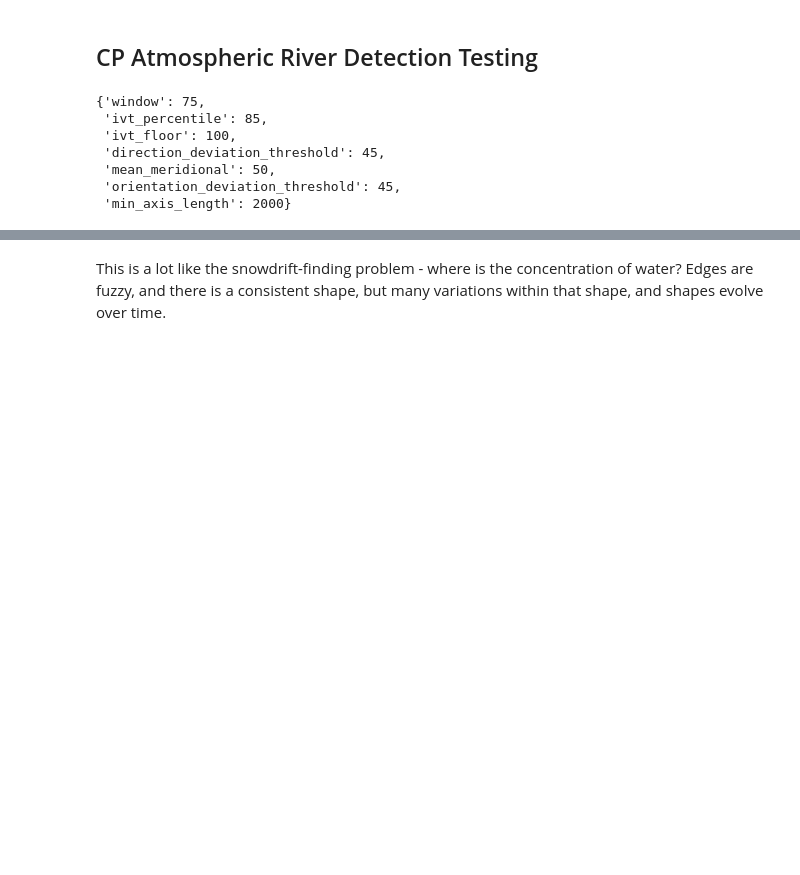
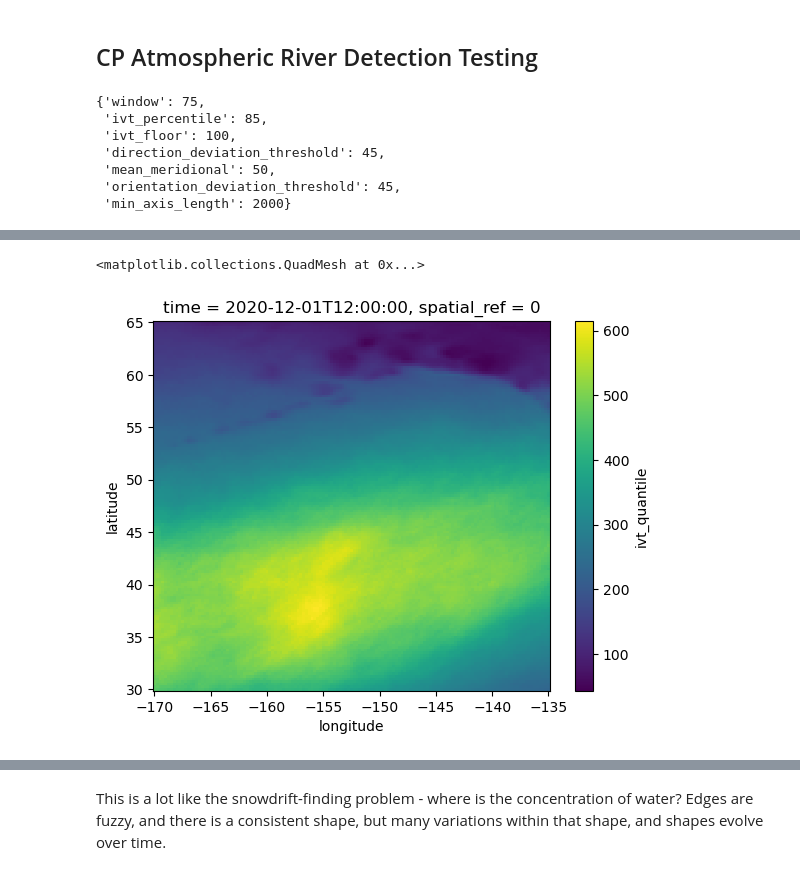
Before and after one commit to ua-snap/ar_avalanche, a Jupyter notebook: CP_AR_detection_testing.ipynb, the cells around one changed output, grey strips where cells are left out. Saved outputs shown, nothing was run; the diff lists cells and outputs as text; code cells hidden in the pictures; blank space fills up the shorter version.

```diff
--- a/CP_AR_detection_testing.ipynb
+++ b/CP_AR_detection_testing.ipynb
@@ -58,3 +66,8 @@ Attributes:
+# %%
+ds["ivt_quantile"].sel(time=test_case).plot()
+# %% [output]
+<matplotlib.collections.QuadMesh at 0x...>
+[figure, added]
 # %%
 %%time
 ds["thresholded"] = compute_intensity_mask(ds["ivt_mag"], ds["ivt_quantile"], ar_params["ivt_floor"])
```
Also changed, not shown: parts of 56 cells of this notebook, 2 other files.
